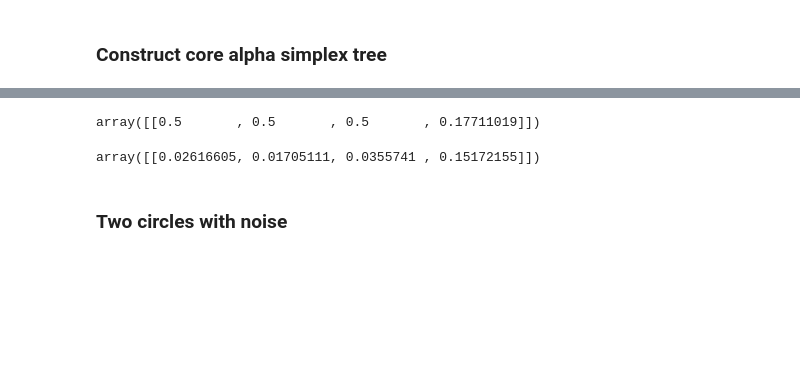
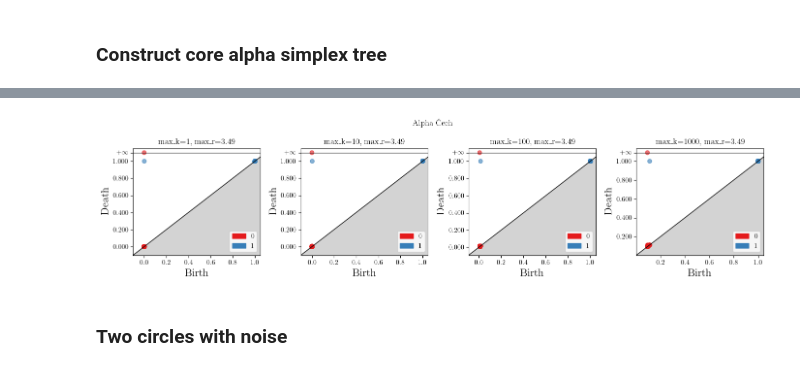
Before and after one commit to odinhg/core, a Jupyter notebook: 06_core_decreasing_k_morten.ipynb, the cells around one changed output, grey strips where cells are left out. Drawn from its saved outputs; the diff is of its cells as text; code cells hidden in the pictures; blank space fills up the shorter version.

```diff
--- a/06_core_decreasing_k_morten.ipynb
+++ b/06_core_decreasing_k_morten.ipynb
@@ -136,4 +163,5 @@ sigma = 0.07
 # %%
+rng = np.random.default_rng(seed=0)
 Z = sample_circle(N, rng, std=sigma)
 upper_right_corner = np.maximum(np.max(Z, axis=0), -np.min(Z, axis=0))
 Y = sample_rectangle(M, rng, lower_left_corner=-upper_right_corner, upper_right_corner=upper_right_corner)
@@ -158,3 +184,11 @@ Wall time: 1.93 s
+# %%
+X = sample_circle(M + N, rng, std=0)
+# %%
+pers_ideal = persistence_diagrams(
+    X=X,
+    max_ks = max_ks,
+    max_r=max_r
+)
 # %%
 fig = plot_persistence_diagrams(pers_diagrams, max_ks, max_r)
 # %% [output]
@@ -162,8 +196,4 @@ fig = plot_persistence_diagrams(pers_diagrams, max_ks, max_r)
-# %%
-bottleneck_distances(pers_ideal, pers_diagrams, dim=1)
-# %% [output]
-array([[0.5       , 0.5       , 0.5       , 0.17711019]])
-# %%
-bottleneck_distances(pers_ideal, pers_diagrams, dim=0)
-# %% [output]
-array([[0.02616605, 0.01705111, 0.0355741 , 0.15172155]])
+# %%
+fig = plot_persistence_diagrams(pers_ideal, max_ks, max_r)
+# %% [output]
+[figure, added]
```
Also changed, not shown: parts of 50 cells of this notebook.
